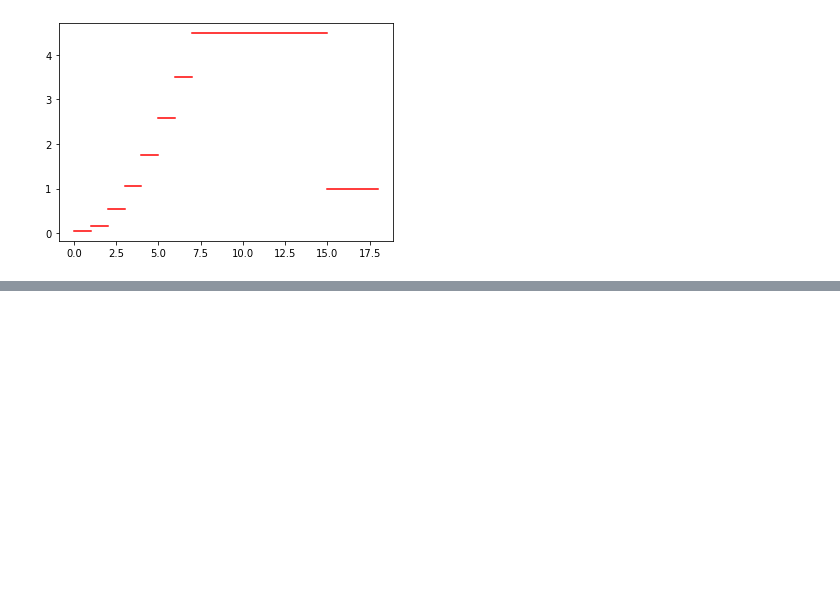
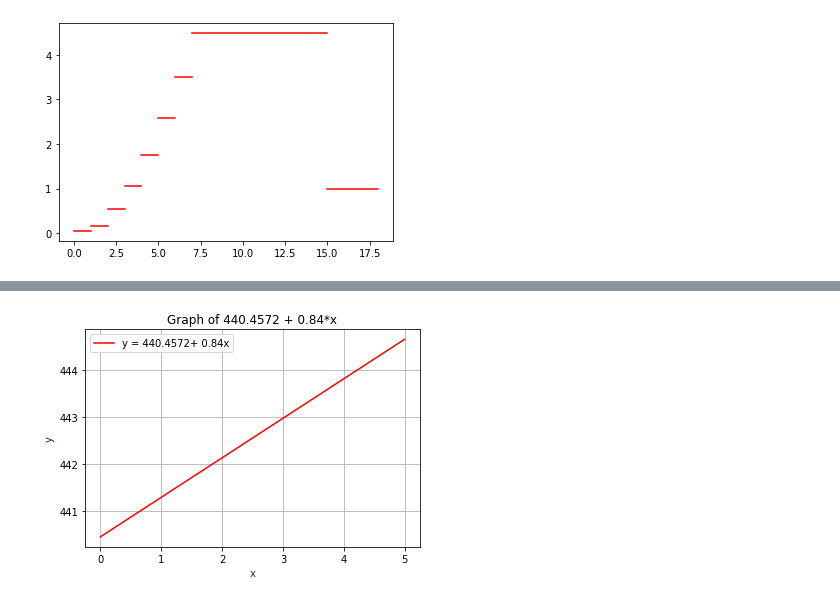
Before and after one commit to ticuss/IA-School-projects, a Jupyter notebook: Regression_lineaire/Bogdanas_Constantin_exam_reg.ipynb, the cells around one changed output, grey strips where cells are left out. Saved outputs shown, nothing was run; the diff lists cells and outputs as text; code cells hidden in the pictures; blank space fills up the shorter version.

```diff
--- a/Regression_lineaire/Bogdanas_Constantin_exam_reg.ipynb
+++ b/Regression_lineaire/Bogdanas_Constantin_exam_reg.ipynb
@@ -204,0 +397,79 @@ df = DataFrame(nb_femmes)
+# %%
+# On va commencer par trouver les moyennes d'échantillon
+masse = [1,2,4,6,8,10]
+count = [32.5, 38.5, 44.6, 48.8, 51.1, 53.3]
+moyenne_cout = (32.5 + 38.5 + 44.6 + 48.8 + 51.1 + 53.3)/6
+moyenne_masse = (1 + 2 + 4 + 6 + 8 + 10)/6
+distance_cout = [32.5 - moyenne_cout, 38.5 - moyenne_cout, 44.6 - moyenne_cout, 48.8 - moyenne_cout, 51.1 - moyenne_cout, 53.3 - moyenne_cout]
+distance_masse = [1 - moyenne_masse, 2 - moyenne_masse, 4 - moyenne_masse, 6 - moyenne_masse, 8 - moyenne_masse, 10 - moyenne_masse]
+
+somme_des_produits = (distance_masse[0]* distance_cout[0]) + (distance_cout[1]* distance_masse[1])  \
+                    + (distance_cout[2]* distance_masse[2]) + (distance_cout[3]* distance_masse[3])  \
+                    + (distance_cout[4]* distance_masse[4]) + (distance_cout[5]* distance_masse[5]) \
+
+
+somme_des_produits_carre= ((distance_cout[0]**2) + (distance_cout[1]**2) + \
+                                  (distance_cout[2]**2) + (distance_cout[3]**2) + \
+                                  (distance_cout[4]**2) + (distance_cout[5]**2))* \
+                                    ((distance_masse[0]**2) + (distance_masse[1]**2) +\
+                                     (distance_masse[2]**2) + (distance_masse[3]**2) + \
+                                     (distance_masse[4]**2) + (distance_masse[5]**2))
+
+
+sqrt_somme_des_produits_carres = (somme_des_produits_carre)**0.5
+
+coefficient = (somme_des_produits)/(sqrt_somme_des_produits_carres)
+print(f"""
+      On obtient un coefficient de correlation de {coefficient}
+      Les calculs sont detailles au maximum pour vous montrer que j'ai compris le calcul.
+      """)
+
+
+# La droite de regression de y en x a pour équation y = ax + b avec a = cov(x,y)/(var(x))^2 et b = moyenne(y) - a*moyenne(x)
+
+# One va commencer par la coviariance cov(x,y) = 1/n *sum(x,y) - moyenne(x)*moyenne(y)
+
+cov= 1/6 * somme_des_produits
+
+# variance^2 = 1/n (sum x^2 - moyenne(x)^2)
+
+var_x = 1/6 * ((1**2 - moyenne_masse**2)+ (2**2 - moyenne_masse**2) + (4**2 - moyenne_masse**2) + (6 - moyenne_masse**2) + (8**2 - moyenne_masse**2) + (10**2 - moyenne_masse**2))
+
+a = cov/var_x**2
+b = moyenne_cout - a*moyenne_masse
+
+print(f"""
+      covariance = {cov}
+      variance = {var_x}
+      BONUS On obtient une droite de regression classique de y en x de la forme y = {"%.2f" % a}x + {"%.2f" % b}
+      """)
+
+
+# La droite de regression de x en y a donc pour équation x - moyenne_masse = a(cout - moyenne_cout)
+
+var_y = 1/6 * (32.5**2 - moyenne_cout**2) + (38.5**2 - moyenne_cout**2) + (44.6**2 - moyenne_cout**2) + (48.8**2 - moyenne_cout**2) + (51.1**2 - moyenne_cout**2) + (53.3**2 - moyenne_cout**2)
+
+print(f"""
+      La droite de regression de moindres carrés  x en y a donc pour équation
+      BONUS x - {"%.2f" % moyenne_masse} = {"%.10f" % (cov/(var_y)**2)}*(y-{"%.2f" % moyenne_cout})
+      Ce qui donne y = -472.2 + 100 x
+      """)
+
+print(f"""
+      Calculons maintenant la droite y/x des moindres carrés
+      y - {"%.2f" % moyenne_cout} = {"%.2f" % (cov/(var_x)**2)}*(x-{"%.2f" % moyenne_masse})
+      ce qui nous donne y = 440.4572 + 0.84 x
+      """)
+
+x = np.linspace(0,5,50)
+
+y_en_x = 440.4572 + 0.84*x
+
+plt.plot(x, y_en_x, '-r', label='y = 440.4572+ 0.84x')
+plt.title('Graph of 440.4572 + 0.84*x')
+plt.xlabel('x', color='#1C2833')
+plt.ylabel('y', color='#1C2833')
+plt.legend(loc='upper left')
+plt.grid()
+plt.show()
+# %% [output]
@@ -204,0 +493 @@ df = DataFrame(nb_femmes)
+[figure, added]
```
Also changed, not shown: parts of 34 cells of this notebook, 48 other files.
